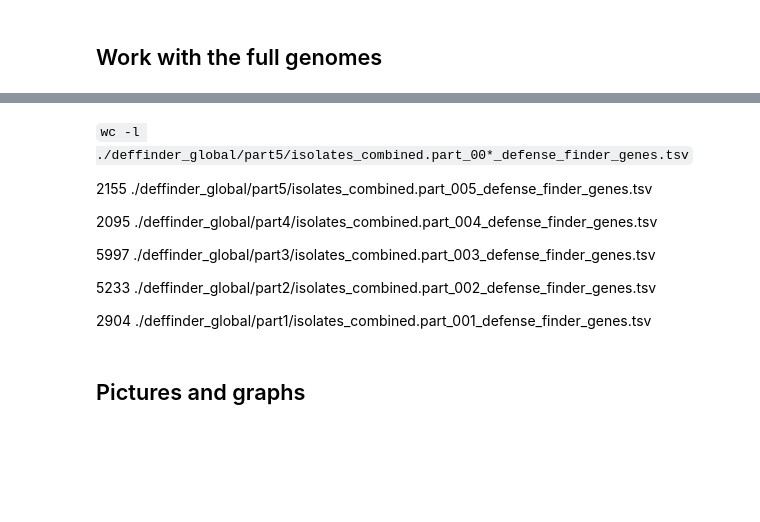
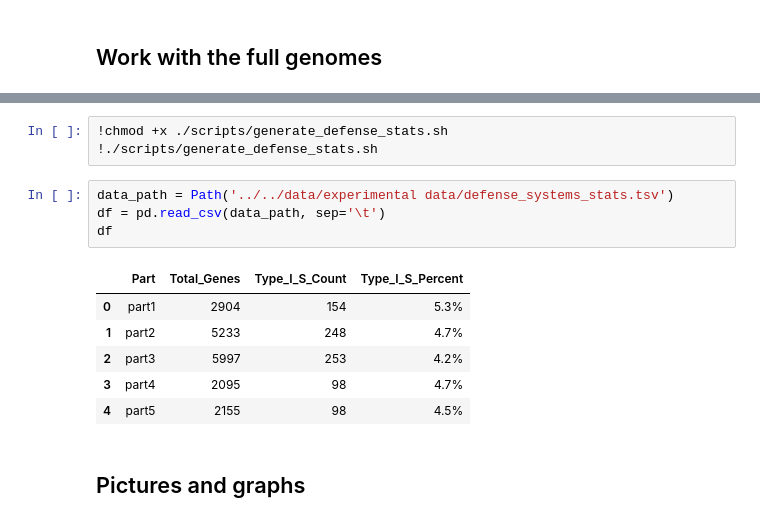
Before and after one commit to PolinaKalitina/Invertons, a Jupyter notebook: code/notebooks/Labjournal - general pipeline.ipynb, the cells around one changed output, grey strips where cells are left out. Cells and saved outputs as stored; diff of their text form; blank space fills up the shorter version.

````diff
--- a/code/notebooks/Labjournal - general pipeline.ipynb
+++ b/code/notebooks/Labjournal - general pipeline.ipynb
@@ -401,15 +314,17 @@ pos
-# %% [markdown]
-```wc -l ./deffinder_global/part5/isolates_combined.part_00*_defense_finder_genes.tsv```
-
-2155 ./deffinder_global/part5/isolates_combined.part_005_defense_finder_genes.tsv
-
-2095 ./deffinder_global/part4/isolates_combined.part_004_defense_finder_genes.tsv
-
-5997 ./deffinder_global/part3/isolates_combined.part_003_defense_finder_genes.tsv
-
-5233 ./deffinder_global/part2/isolates_combined.part_002_defense_finder_genes.tsv
-
-2904 ./deffinder_global/part1/isolates_combined.part_001_defense_finder_genes.tsv
+# %%
+!chmod +x ./scripts/generate_defense_stats.sh
+!./scripts/generate_defense_stats.sh
+# %%
+data_path = Path('../../data/experimental data/defense_systems_stats.tsv')
+df = pd.read_csv(data_path, sep='\t')
+df
+# %% [output]
+|  | Part | Total_Genes | Type_I_S_Count | Type_I_S_Percent |
+| 0 | part1 | 2904 | 154 | 5.3% |
+| 1 | part2 | 5233 | 248 | 4.7% |
+| 2 | part3 | 5997 | 253 | 4.2% |
+| 3 | part4 | 2095 | 98 | 4.7% |
+| 4 | part5 | 2155 | 98 | 4.5% |
 # %% [markdown]
 ## Pictures and graphs
 # %% [markdown]
````
Also changed, not shown: parts of 65 cells of this notebook, 11 other files.
